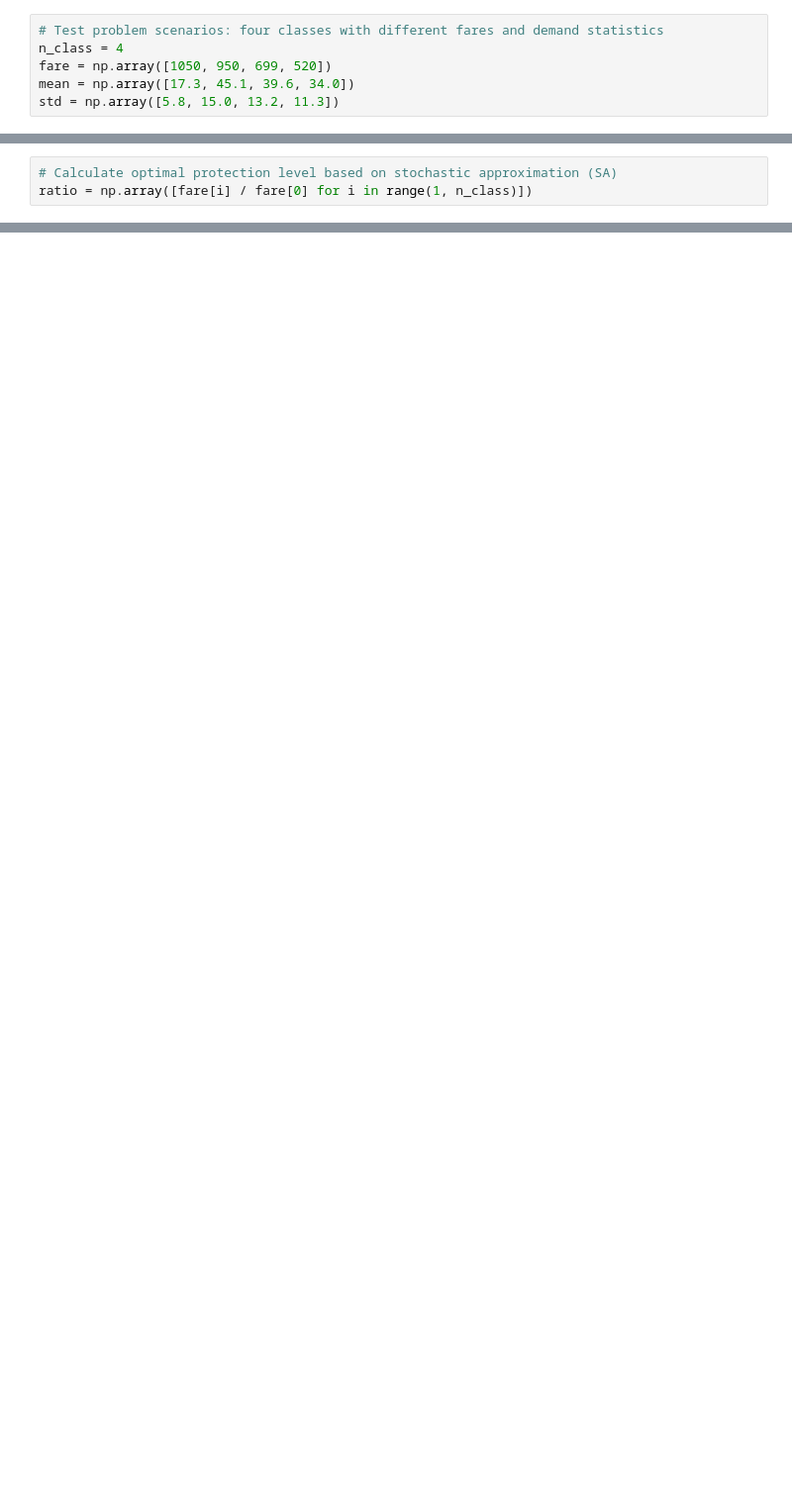
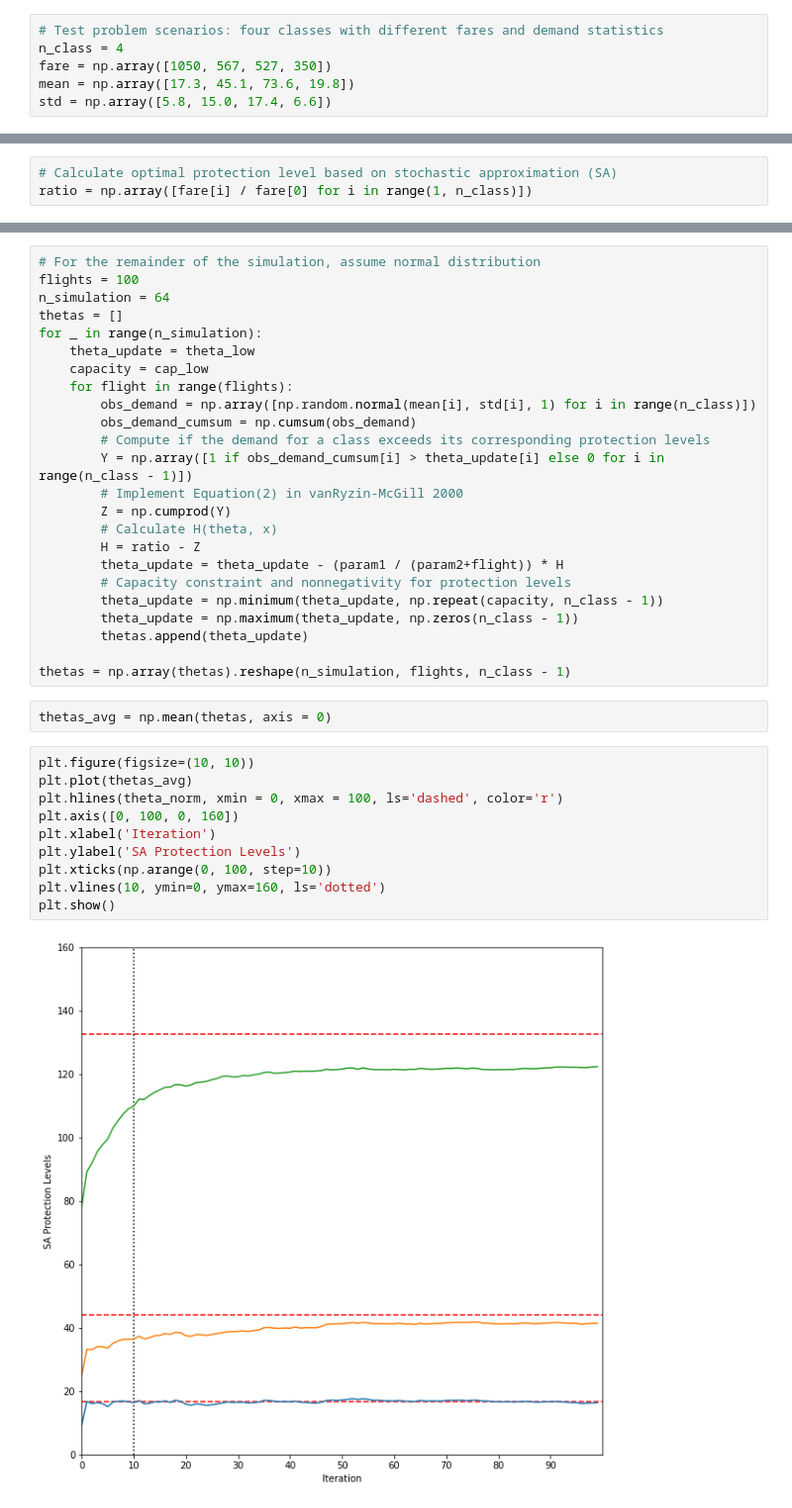
Before and after one commit to AysajanE/vanRyzin-McGill2000, a Jupyter notebook: vanRyzin-McGill2000.ipynb, the cells around one changed output, grey strips where cells are left out. Shown at 99% size. Drawn from its saved outputs; the diff is of its cells as text; blank space fills up the shorter version.

Commit message:
add plot, figure log normal

```diff
--- a/vanRyzin-McGill2000.ipynb
+++ b/vanRyzin-McGill2000.ipynb
@@ -6,9 +7,9 @@ import scipy.stats as st
 # %%
 # Test problem scenarios: four classes with different fares and demand statistics
 n_class = 4
-fare = np.array([1050, 950, 699, 520])
-mean = np.array([17.3, 45.1, 39.6, 34.0])
-std = np.array([5.8, 15.0, 13.2, 11.3])
+fare = np.array([1050, 567, 527, 350])
+mean = np.array([17.3, 45.1, 73.6, 19.8])
+std = np.array([5.8, 15.0, 17.4, 6.6])
 # %%
 mean_cumsum = np.cumsum(mean)
 std_cumsum = np.sqrt(np.cumsum(std**2))
@@ -102,0 +127,38 @@ theta_norm
+# %%
+# For the remainder of the simulation, assume normal distribution
+flights = 100
+n_simulation = 64
+thetas = []
+for _ in range(n_simulation):
+    theta_update = theta_low
+    capacity = cap_low
+    for flight in range(flights):
+        obs_demand = np.array([np.random.normal(mean[i], std[i], 1) for i in range(n_class)])
+        obs_demand_cumsum = np.cumsum(obs_demand)
+        # Compute if the demand for a class exceeds its corresponding protection levels
+        Y = np.array([1 if obs_demand_cumsum[i] > theta_update[i] else 0 for i in range(n_class - 1)])
+        # Implement Equation(2) in vanRyzin-McGill 2000
+        Z = np.cumprod(Y)
+        # Calculate H(theta, x)
+        H = ratio - Z
+        theta_update = theta_update - (param1 / (param2+flight)) * H
+        # Capacity constraint and nonnegativity for protection levels
+        theta_update = np.minimum(theta_update, np.repeat(capacity, n_class - 1))
+        theta_update = np.maximum(theta_update, np.zeros(n_class - 1))
+        thetas.append(theta_update)
+
+thetas = np.array(thetas).reshape(n_simulation, flights, n_class - 1)
+# %%
+thetas_avg = np.mean(thetas, axis = 0)
+# %%
+plt.figure(figsize=(10, 10))
+plt.plot(thetas_avg)
+plt.hlines(theta_norm, xmin = 0, xmax = 100, ls='dashed', color='r')
+plt.axis([0, 100, 0, 160])
+plt.xlabel('Iteration')
+plt.ylabel('SA Protection Levels')
+plt.xticks(np.arange(0, 100, step=10))
+plt.vlines(10, ymin=0, ymax=160, ls='dotted')
+plt.show()
+# %% [output]
+[figure, added]
```
Also changed, not shown: parts of 10 cells of this notebook.
